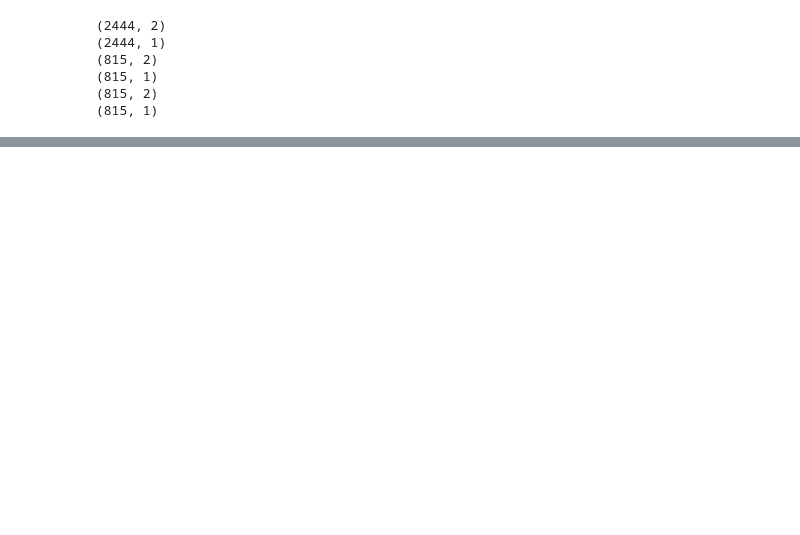
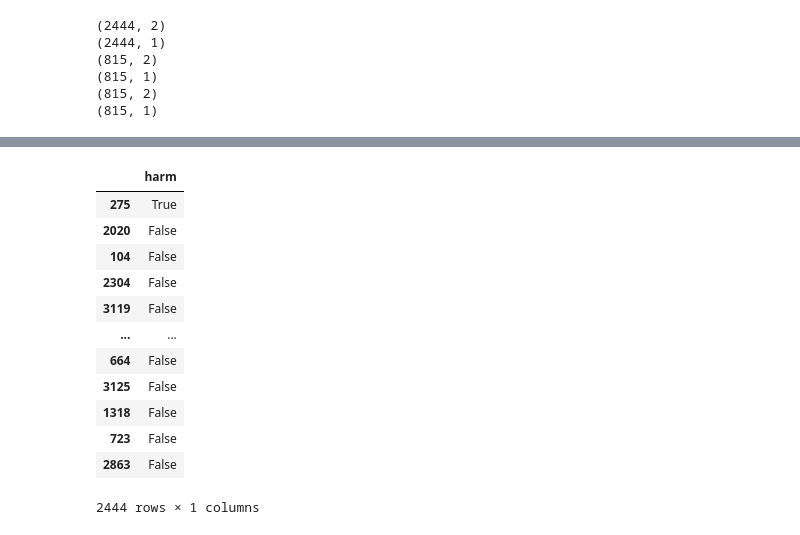
Before and after one commit to strouddm/project-jail-break, a Jupyter notebook: notebooks/02_rachel_preprocess_data.ipynb, the cells around one changed output, grey strips where cells are left out. Saved outputs shown, nothing was run; the diff lists cells and outputs as text; code cells hidden in the pictures; blank space fills up the shorter version.

```diff
--- a/notebooks/02_rachel_preprocess_data.ipynb
+++ b/notebooks/02_rachel_preprocess_data.ipynb
@@ -193,0 +306,16 @@ y_val.to_csv('../data/processed/singleturn_Y_val.csv', index=False)
+# %%
+y_train
+# %% [output]
+|  | harm |
+| 275 | True |
+| 2020 | False |
+| 104 | False |
+| 2304 | False |
+| 3119 | False |
+| ... | ... |
+| 664 | False |
+| 3125 | False |
+| 1318 | False |
+| 723 | False |
+| 2863 | False |
+2444 rows × 1 columns
```
Also changed, not shown: parts of 13 cells of this notebook, 2 other files.
